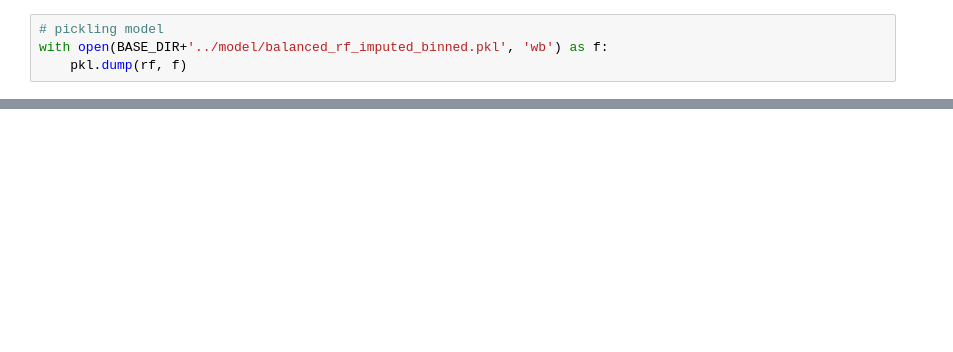
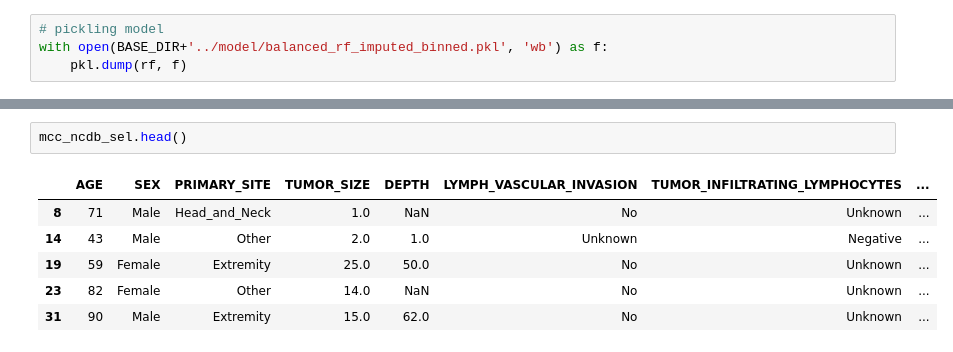
Before and after one commit to jerryji1993/MetMCC-SCAN, a Jupyter notebook: scripts/model_fitting.ipynb, the cells around one changed output, grey strips where cells are left out. Saved outputs shown, nothing was run; the diff lists cells and outputs as text; blank space fills up the shorter version.

```diff
--- a/scripts/model_fitting.ipynb
+++ b/scripts/model_fitting.ipynb
@@ -815,0 +937,9 @@ with open(BASE_DIR+'../model/balanced_rf_imputed_binned.pkl', 'wb') as f:
+# %%
+mcc_ncdb_sel.head()
+# %% [output]
+|  | AGE | SEX | PRIMARY_SITE | TUMOR_SIZE | DEPTH | LYMPH_VASCULAR_INVASION | TUMOR_INFILTRATING_LYMPHOCYTES | ... |
+| 8 | 71 | Male | Head_and_Neck | 1.0 | NaN | No | Unknown | ... |
+| 14 | 43 | Male | Other | 2.0 | 1.0 | Unknown | Negative | ... |
+| 19 | 59 | Female | Extremity | 25.0 | 50.0 | No | Unknown | ... |
+| 23 | 82 | Female | Other | 14.0 | NaN | No | Unknown | ... |
+| 31 | 90 | Male | Extremity | 15.0 | 62.0 | No | Unknown | ... |
```
Also changed, not shown: parts of 37 cells of this notebook.
